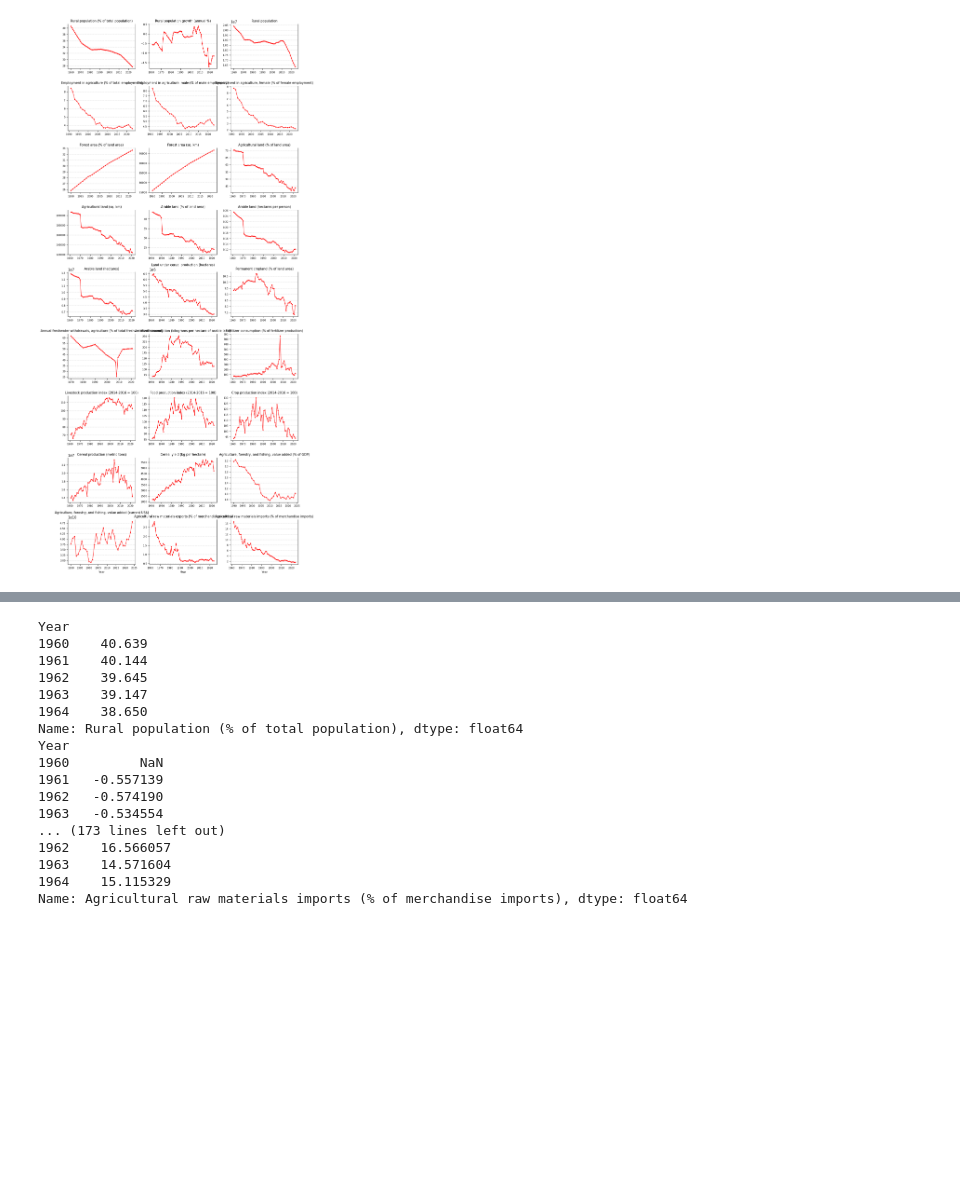
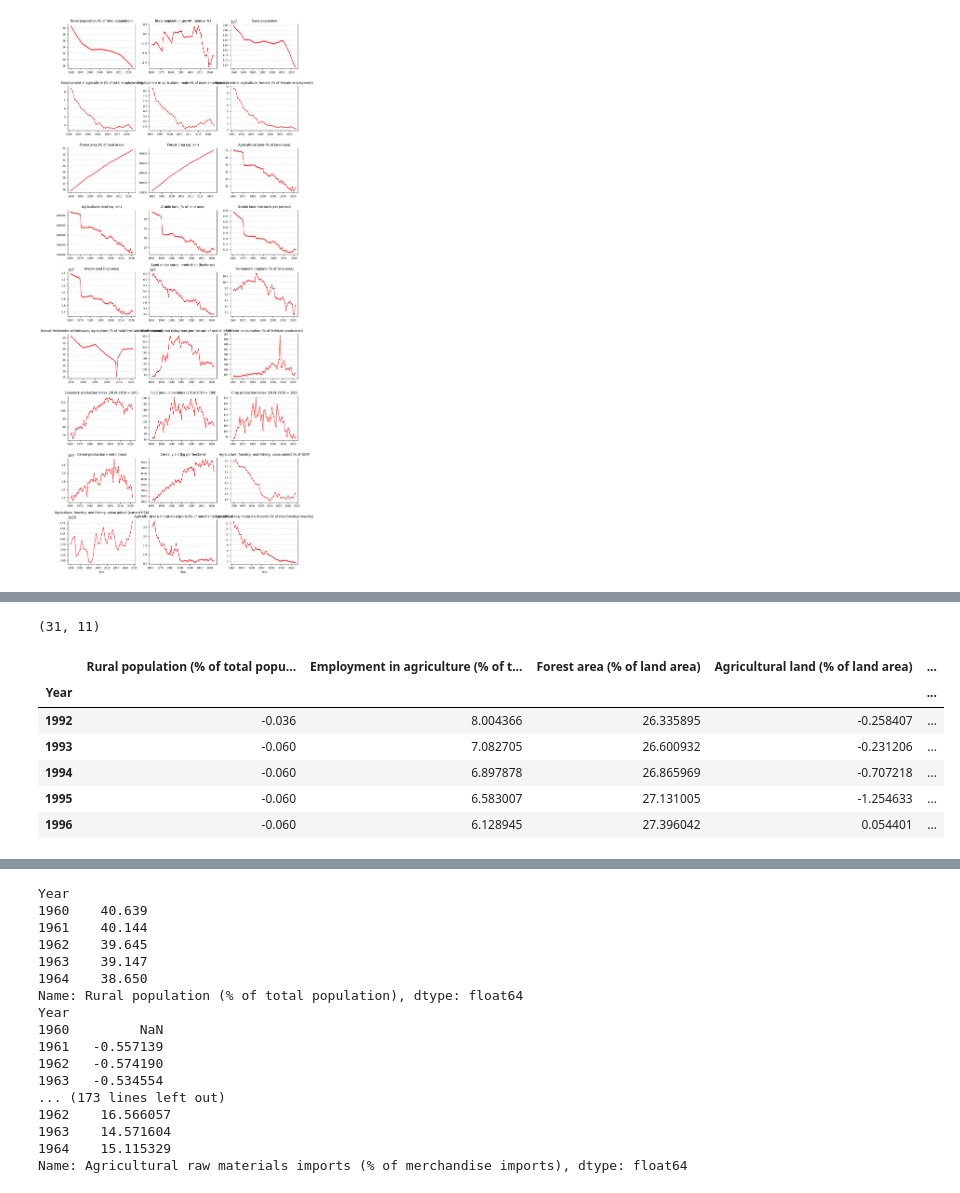
Before and after one commit to ginevraoldani/timeseries-forecasting-on-rural-development, a Jupyter notebook: CH10VARmodel.ipynb, the cells around one changed output, grey strips where cells are left out. Cells and saved outputs as stored; diff of their text form; code cells hidden in the pictures; blank space fills up the shorter version.

```diff
--- a/CH10VARmodel.ipynb
+++ b/CH10VARmodel.ipynb
@@ -399,0 +193,22 @@ prerequisites   | 3        | Cointegrato          | Annual freshwater withdrawal
+# %%
+corr_matrix = df_stationary_series.dropna().corr().abs()  # Calcola la matrice di correlazione
+# Crea una maschera per la parte superiore (per evitare duplicati)
+upper_triangle = corr_matrix.where(
+    np.triu(np.ones(corr_matrix.shape), k=1).astype(bool)
+)
+
+CORRELATED_COUPLES = [
+    column for column in upper_triangle.columns
+    if any(upper_triangle[column] > 0.99)
+]
+
+if CORRELATED_COUPLES:
+    print("ATTENZIONE: Trovata multicollinearità elevata (> 0.99)")
+    print("Coppie problematiche:")
+
+    for col in upper_triangle.columns:
+        highly_corr = upper_triangle.index[upper_triangle[col] > 0.99].tolist()
+        if highly_corr:
+            print(f"- {col} = {highly_corr}")
+else:
+    print("Nessuna multicollinearità perfetta (>0.99) trovata.")
@@ -399,0 +372,31 @@ prerequisites   | 3        | Cointegrato          | Annual freshwater withdrawal
+# %%
+# escludiamo vars cointegrate che non possono essere studiate da VAR ma necessitano di VECM
+excluded_from_var = []
+for cat, res in cointegration_results.items():
+    if res['rank'] > 0:
+        excluded_from_var.extend(res['vars'])
+
+# escludiamo anche redundant che non mi interessano
+for item in REDUNDANT:
+    if item not in excluded_from_var:
+        excluded_from_var.append(item)
+# print(f"vars cointegrate (r > 0) o ridondanti da escludere dal VAR: {excluded_from_var}")
+
+# prendo tutte le serie rese stazionarie
+# + tolgo le vars cointegrate e quelle ridondanti
+# + tolgo nan che non possono esserci per VAR
+df_var_input = df_stationary_series.copy()
+df_var_input = df_var_input.drop(columns=excluded_from_var, errors='ignore')
+df_var_input = df_var_input.dropna()
+
+print(df_var_input.shape)
+display(df_var_input.head())
+# %% [output]
+(31, 11)
+|  | Rural population (% of total popu... | Employment in agriculture (% of t... | Forest area (% of land area) | Agricultural land (% of land area) | ... |
+| Year |  |  |  |  | ... |
+| 1992 | -0.036 | 8.004366 | 26.335895 | -0.258407 | ... |
+| 1993 | -0.060 | 7.082705 | 26.600932 | -0.231206 | ... |
+| 1994 | -0.060 | 6.897878 | 26.865969 | -0.707218 | ... |
+| 1995 | -0.060 | 6.583007 | 27.131005 | -1.254633 | ... |
+| 1996 | -0.060 | 6.128945 | 27.396042 | 0.054401 | ... |
```
Also changed, not shown: parts of 12 cells of this notebook, 1 other file.
